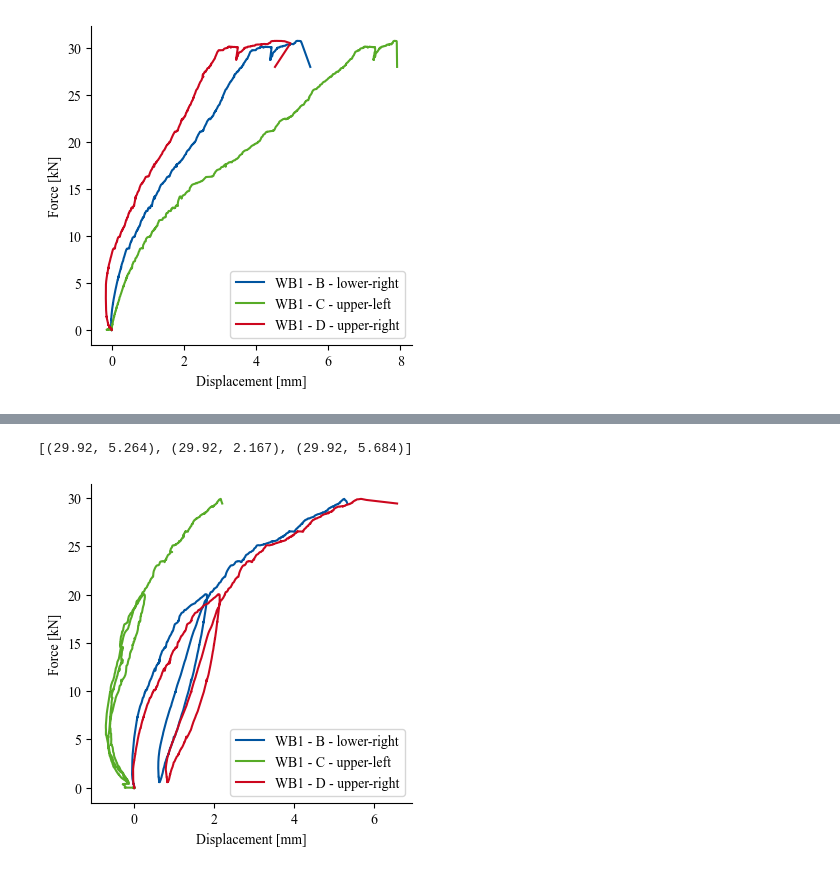
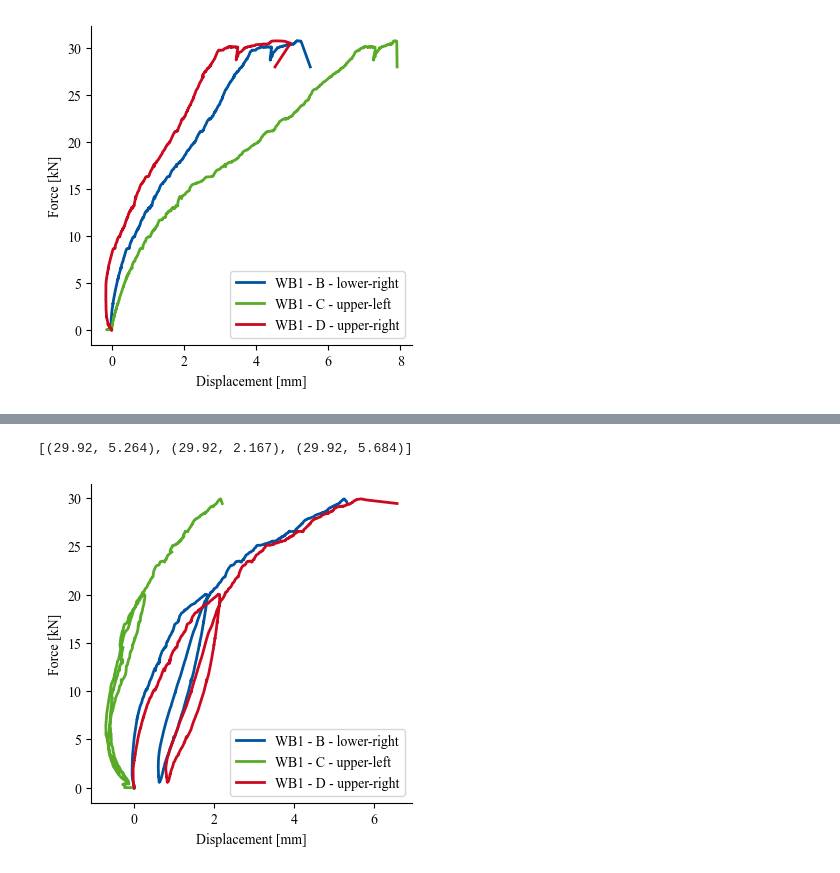
Before and after one commit to bmcs-group/bmcs_shell, a Jupyter notebook: notebooks/folding/experiments/FOLD-S-24/00_post_processing.ipynb, the cells around one changed output, grey strips where cells are left out. Cells and saved outputs as stored; diff of their text form; code cells hidden in the pictures.

```diff
--- a/notebooks/folding/experiments/FOLD-S-24/00_post_processing.ipynb
+++ b/notebooks/folding/experiments/FOLD-S-24/00_post_processing.ipynb
@@ -78,7 +78,7 @@ def plot_multiple_curves(x_list, y_list, color_indices, plot_title, label_list):
 
     # Plot each curve in the list
     for i in range(len(x_list)):
-        plt.plot(x_list[i], y_list[i], label=label_list[i], color=colors[color_indices[i]], linewidth=1.5)
+        plt.plot(x_list[i], y_list[i], label=label_list[i], color=colors[color_indices[i]], linewidth=2)
 
     # Adding labels and legend
     #plt.title(plot_title)
@@ -196,25 +196,25 @@ get_max_values(x_list, y_list)
 # %%
 '''
 WB304 - WB 3 Vertical displacement RO, LU, RU
 '''
 index = 3174
 x4 = df_wb4['Vorne_rechts_v [mm]'][:index]  # Second set of data (example)
 y4 = df_wb4['KMD1 [kN]'][:index]  # Second set of data (example)
 
 x44 = df_wb4['Vorne_v_control [mm]'][:index]  # Second set of data (example)
 y44 = df_wb4['KMD1 [kN]'][:index]  # Second set of data (example)
 
 x444 = df_wb4['Vorne_links-v-control [mm]'][:index]  # Third set of data (example)
 y444 = df_wb4['KMD1 [kN]'][:index]  # Third set of data (example)
 
 
 label_list = ['WB1 - B - lower-right', 'WB1 - C - upper-left', 'WB1 - D - upper-right']
 x_list = [-x4, -x44, -x444]
 y_list = [y4, y44, y444]
-fig = plot_multiple_curves(x_list, y_list, color_indices, plot_title='Vertical displacement at the corners of the ears - WB304 - WB3', label_list=label_list)
+fig = plot_multiple_curves(x_list, y_list, color_indices, plot_title='Vertical displacement at the corners of the mountains - WB304 - WB3', label_list=label_list)
 
 get_max_values(x_list, y_list)
 # %% [output]
 [(29.92, 5.264), (29.92, 2.167), (29.92, 5.684)]
-[figure, old version]
+[figure, new version]
 # %%
```
Also changed, not shown: parts of 16 cells of this notebook, 57 other files.
